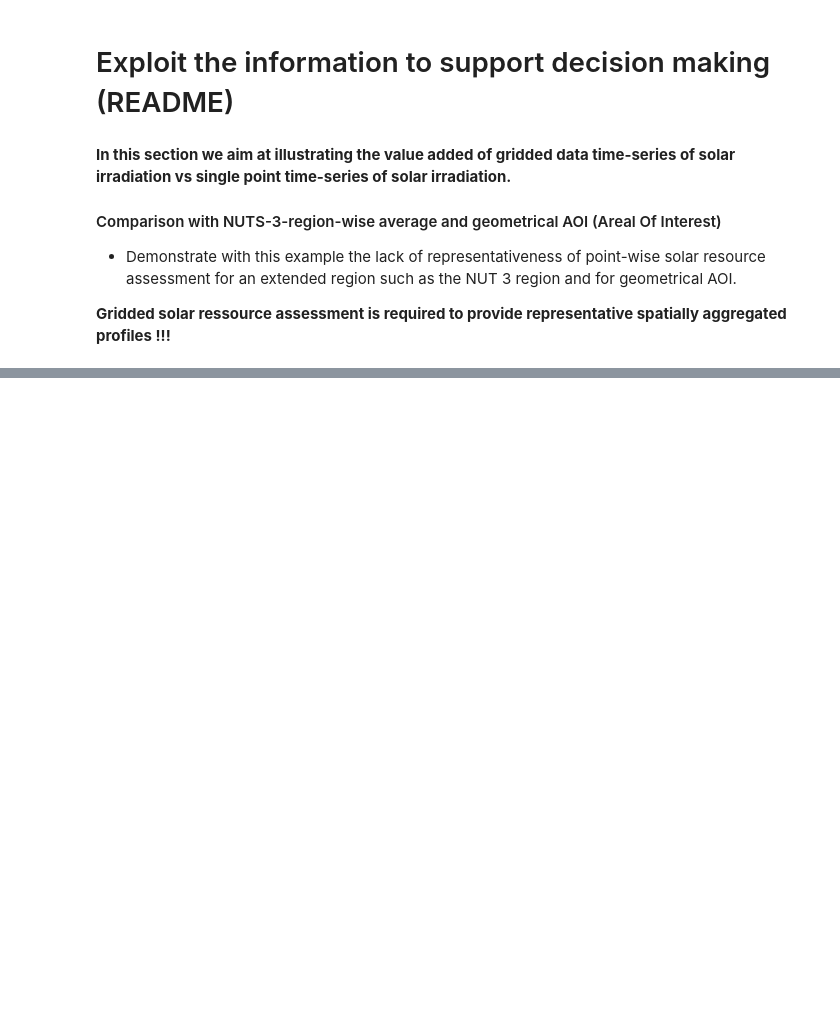
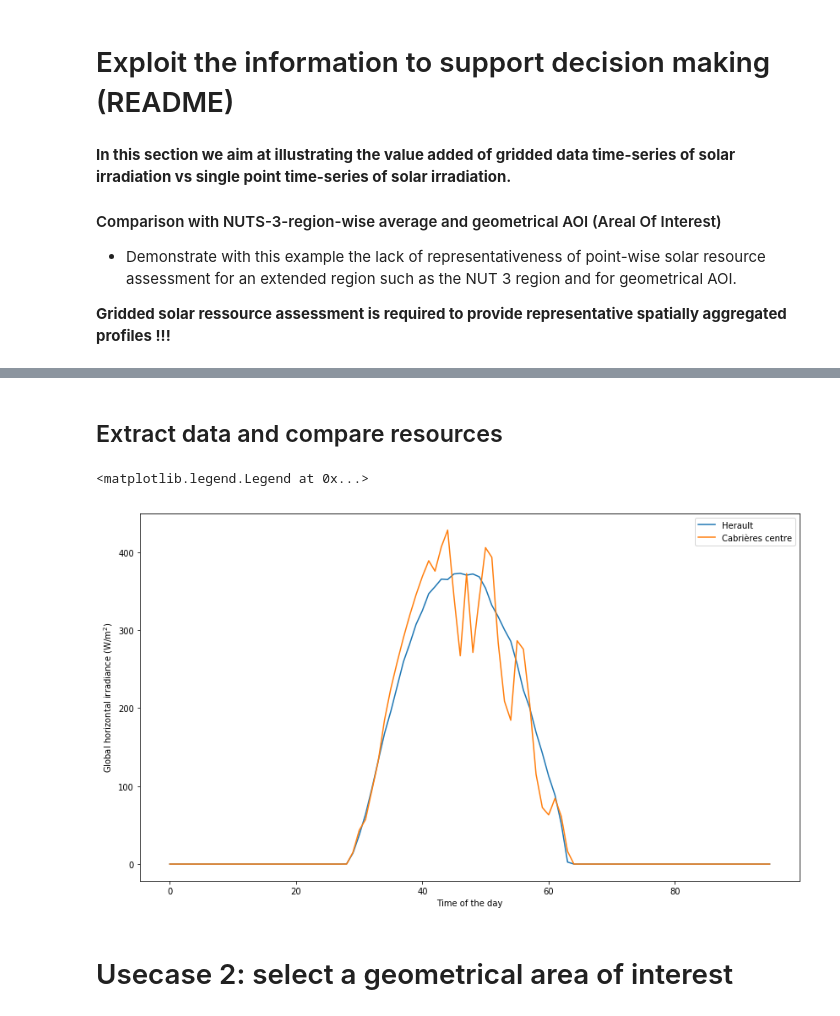
Before and after one commit to ec-nextgeoss/armines-cams-gridded-data, a Jupyter notebook: NextGEOSSFranceAggregation.ipynb, the cells around one changed output, grey strips where cells are left out. Cells and saved outputs as stored; diff of their text form; code cells hidden in the pictures; blank space fills up the shorter version.

```diff
--- a/NextGEOSSFranceAggregation.ipynb
+++ b/NextGEOSSFranceAggregation.ipynb
@@ -308,0 +104,25 @@ plt.legend()
+# %% [markdown]
+## Extract data and compare resources
+# %%
+# Resource for Herault:
+herault_intersection = my_gpd.within(my_dpt.geometry.iloc[0])
+herault_ts = my_tsdf.loc[:,my_gpd[herault_intersection].Coordinates].mean(axis=1)
+
+# Resource for its center:
+distance = my_gpd.geometry.apply(lambda x: my_dpt.centroid.distance(x))
+nearest_pt = my_gpd.iloc[distance.idxmin()]
+center_ts_u1 = my_tsdf[nearest_pt.Coordinates.iloc[0]]
+
+
+
+plt.figure(figsize=(14,8))
+plt.plot(herault_ts,label='Herault')
+plt.plot(center_ts_u1,label='Cabrières centre')
+plt.xlabel('Time of the day')
+plt.ylabel('Global horizontal irradiance (W/m$^2$)')
+plt.legend()
+# %% [output]
+<matplotlib.legend.Legend at 0x...>
+[figure, added]
+# %% [markdown]
+# Usecase 2: select a geometrical area of interest
```
Also changed, not shown: parts of 21 cells of this notebook.
